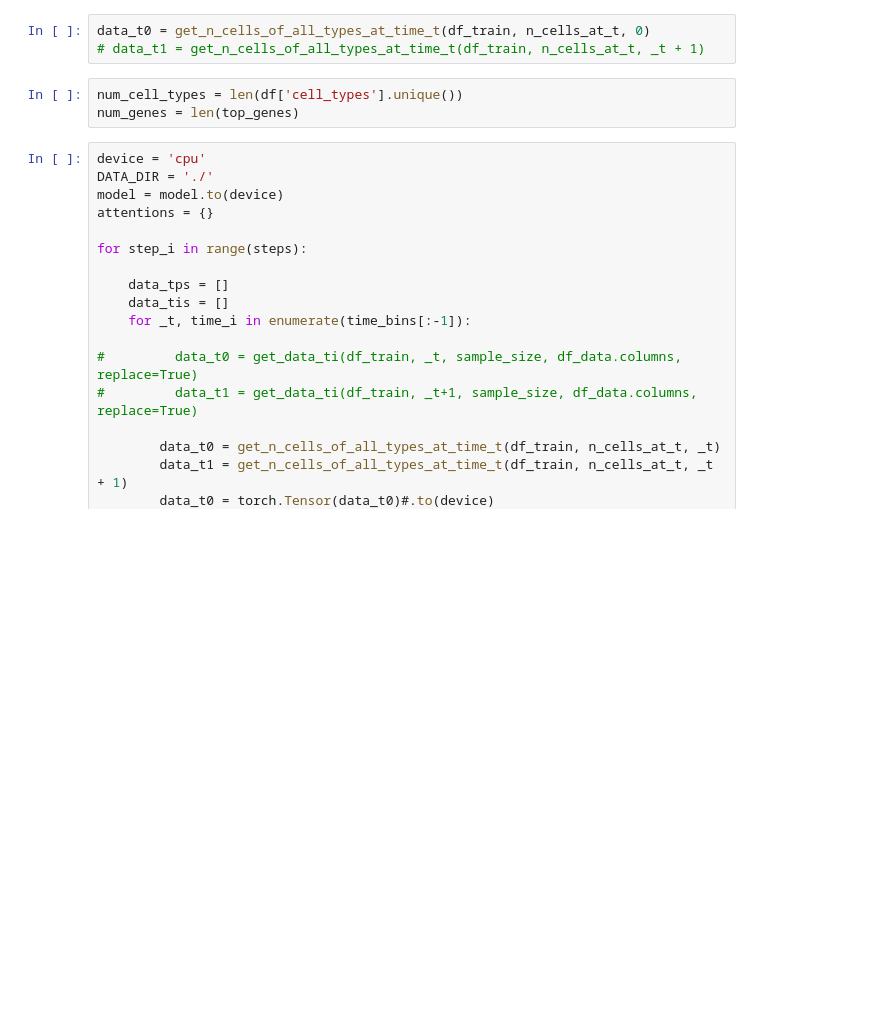
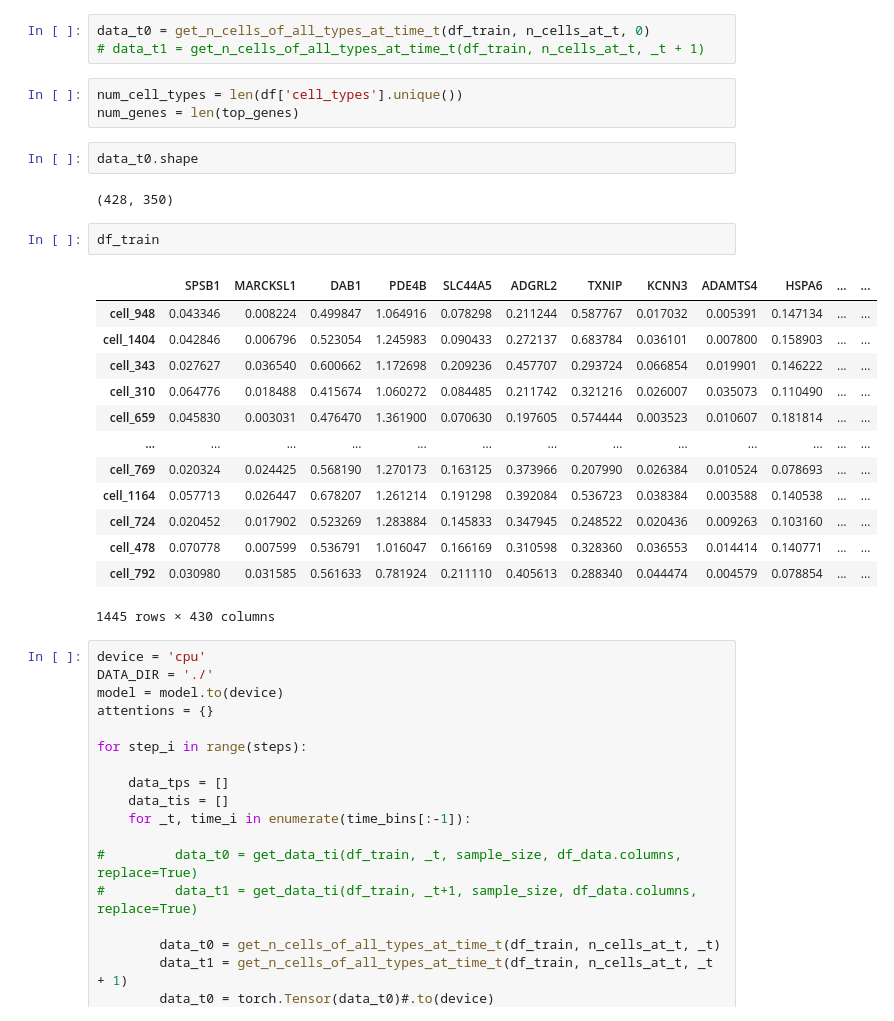
Before and after one commit to xingzhis/MultiAgentRiTINI, a Jupyter notebook: notebooks/minimal_code.ipynb, the cells around one changed output. Saved outputs shown, nothing was run; the diff lists cells and outputs as text; blank space fills up the shorter version.

```diff
--- a/notebooks/minimal_code.ipynb
+++ b/notebooks/minimal_code.ipynb
@@ -388,6 +407,26 @@ data_t0 = get_n_cells_of_all_types_at_time_t(df_train, n_cells_at_t, 0)
 # %%
 num_cell_types = len(df['cell_types'].unique())
 num_genes = len(top_genes)
+# %%
+data_t0.shape
+# %% [output]
+(428, 350)
+# %%
+df_train
+# %% [output]
+|  | SPSB1 | MARCKSL1 | DAB1 | PDE4B | SLC44A5 | ADGRL2 | TXNIP | KCNN3 | ADAMTS4 | HSPA6 | ... | ... |
+| cell_948 | 0.043346 | 0.008224 | 0.499847 | 1.064916 | 0.078298 | 0.211244 | 0.587767 | 0.017032 | 0.005391 | 0.147134 | ... | ... |
+| cell_1404 | 0.042846 | 0.006796 | 0.523054 | 1.245983 | 0.090433 | 0.272137 | 0.683784 | 0.036101 | 0.007800 | 0.158903 | ... | ... |
+| cell_343 | 0.027627 | 0.036540 | 0.600662 | 1.172698 | 0.209236 | 0.457707 | 0.293724 | 0.066854 | 0.019901 | 0.146222 | ... | ... |
+| cell_310 | 0.064776 | 0.018488 | 0.415674 | 1.060272 | 0.084485 | 0.211742 | 0.321216 | 0.026007 | 0.035073 | 0.110490 | ... | ... |
+| cell_659 | 0.045830 | 0.003031 | 0.476470 | 1.361900 | 0.070630 | 0.197605 | 0.574444 | 0.003523 | 0.010607 | 0.181814 | ... | ... |
+| ... | ... | ... | ... | ... | ... | ... | ... | ... | ... | ... | ... | ... |
+| cell_769 | 0.020324 | 0.024425 | 0.568190 | 1.270173 | 0.163125 | 0.373966 | 0.207990 | 0.026384 | 0.010524 | 0.078693 | ... | ... |
+| cell_1164 | 0.057713 | 0.026447 | 0.678207 | 1.261214 | 0.191298 | 0.392084 | 0.536723 | 0.038384 | 0.003588 | 0.140538 | ... | ... |
+| cell_724 | 0.020452 | 0.017902 | 0.523269 | 1.283884 | 0.145833 | 0.347945 | 0.248522 | 0.020436 | 0.009263 | 0.103160 | ... | ... |
+| cell_478 | 0.070778 | 0.007599 | 0.536791 | 1.016047 | 0.166169 | 0.310598 | 0.328360 | 0.036553 | 0.014414 | 0.140771 | ... | ... |
+| cell_792 | 0.030980 | 0.031585 | 0.561633 | 0.781924 | 0.211110 | 0.405613 | 0.288340 | 0.044474 | 0.004579 | 0.078854 | ... | ... |
+1445 rows × 430 columns
 # %%
 device = 'cpu'
 DATA_DIR = './'
```
Also changed, not shown: parts of 6 cells of this notebook.
